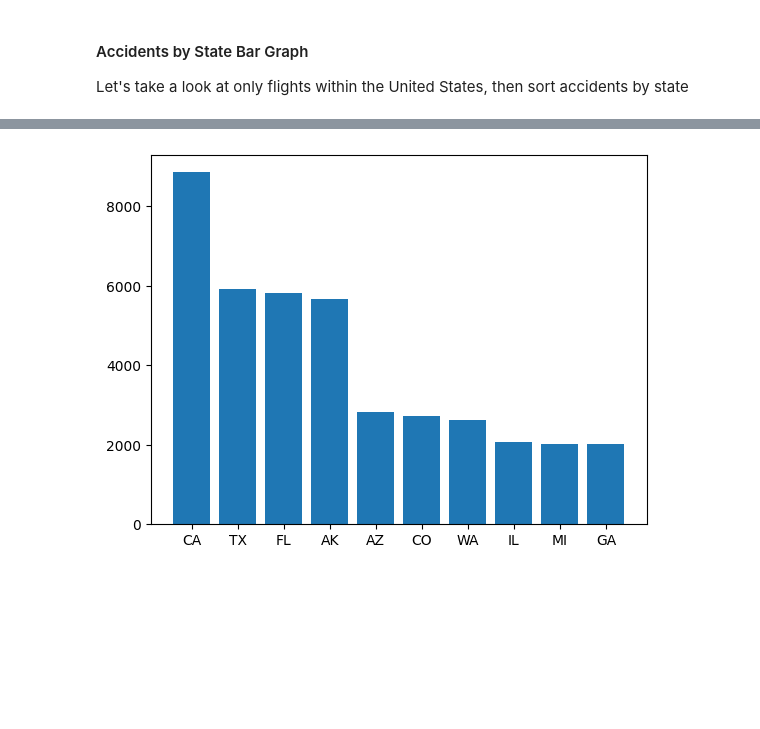
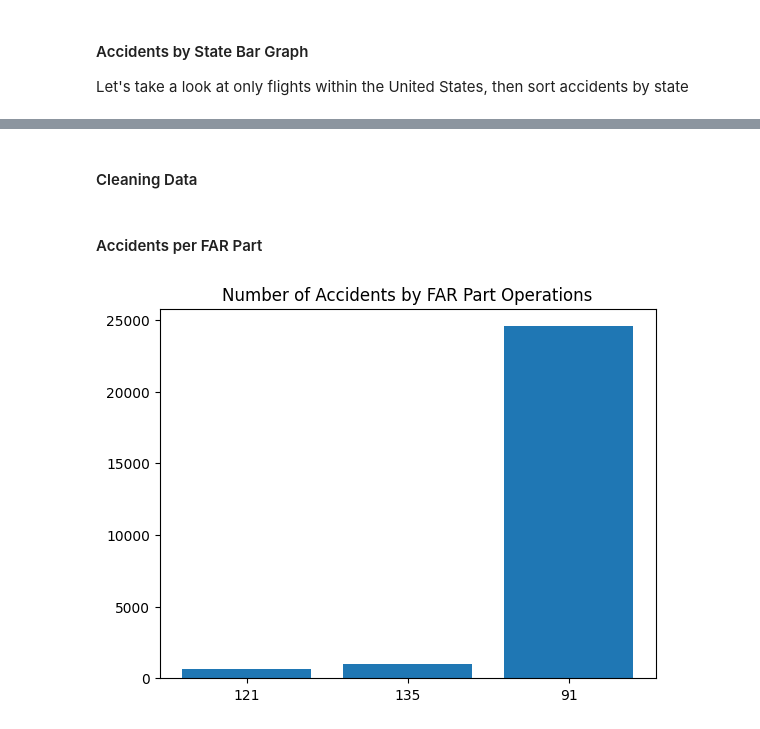
Before and after one commit to mnejaime/ntsb-analysis, a Jupyter notebook: notebook.ipynb, the cells around one changed output, grey strips where cells are left out. Drawn from its saved outputs; the diff is of its cells as text; code cells hidden in the pictures; blank space fills up the shorter version.

Commit message:
Add more analysis to FAR Parts

```diff
--- a/notebook.ipynb
+++ b/notebook.ipynb
@@ -267,0 +292,2 @@ usdb = df[df['Country'] == 'United States']
+# %% [markdown]
+#### Cleaning Data
@@ -267,0 +318,30 @@ usdb = df[df['Country'] == 'United States']
+# %%
+usdb_far_parts = usdb.copy()
+usdb_far_parts['FAR.Description'] = usdb_far_parts['FAR.Description'].apply(checkIfRightFAR) # Grabs only 91, 121, 135
+usdb_far_parts['FAR.Description'] = usdb_far_parts['FAR.Description'].dropna() # drops n/a values
+# %%
+"""
+Fatality data is listed in two ways: Non-Fatal, and Fatal(n) where n is the number of fatalities.
+I will strip (n) from Fatal and only have the column list Fatal or Non-Fatal
+"""
+
+def cleanFatal(entry):
+    """
+    Changes entries in Injury.Severity column to list only fatal or non-fatal
+
+    args:
+        entry (str) whatever is listed under Injury.Severity
+
+    returns:
+        entry (str) non-fatal if non-fatal
+        "Fatal" (str) if Fatal(n)
+    """
+    if isinstance(entry, str):
+        if entry == "Non-Fatal":
+            return entry
+        elif "Fatal" in entry:
+            return "Fatal"
+    return np.nan
+# %%
+usdb_far_parts['Injury.Severity'] = usdb_far_parts['Injury.Severity'].apply(cleanFatal) # cleans up fatal
+usdb_far_parts['Injury.Severity'] = usdb_far_parts['Injury.Severity'].dropna() # drops n/a values
@@ -268,2 +353,4 @@ usdb = df[df['Country'] == 'United States']
+# %% [markdown]
+#### Accidents per FAR Part
 # %%
-usdb_acc_by_state = usdb.groupby('State').size().reset_index(name='Accidents')
+usdb_far_parts_num = usdb_far_parts.groupby('FAR.Description').size().reset_index(name='Count')
@@ -274,6 +357,7 @@ top_10_states = usdb_acc_by_state.head(10)
 # %%
 fig, ax = plt.subplots()
-ax.bar(top_10_states['State'], top_10_states['Accidents'])
+ax.bar(usdb_far_parts_num['FAR.Description'], usdb_far_parts_num['Count'])
+ax.set_title('Number of Accidents by FAR Part Operations')
 plt.show()
 # %% [output]
-[figure, old version]
+[figure, new version]
```
Also changed, not shown: parts of 18 cells of this notebook.
